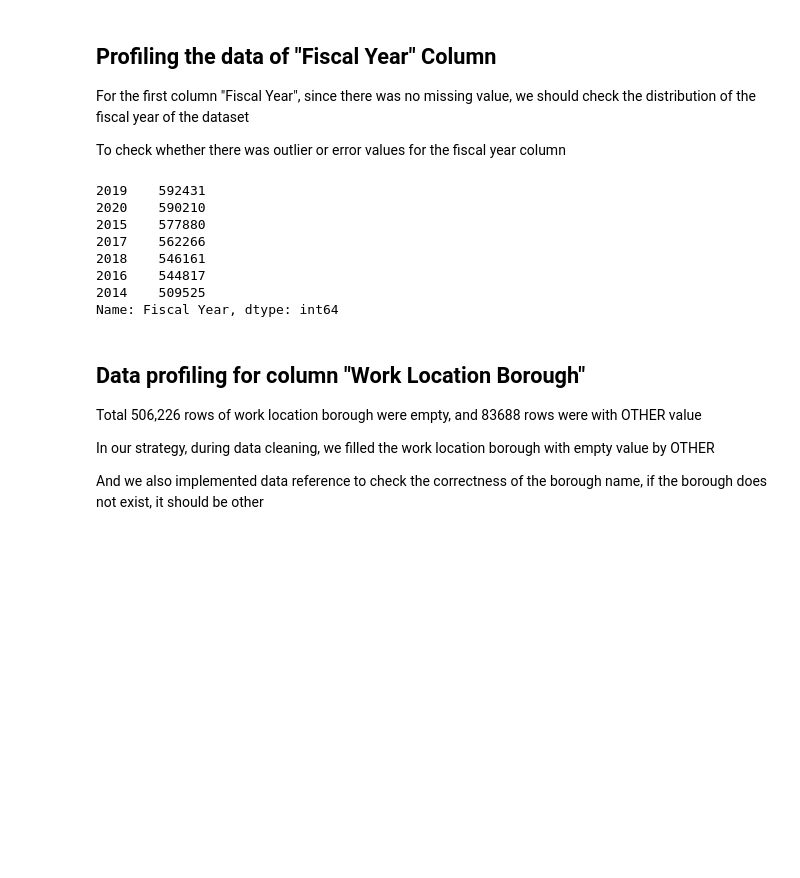
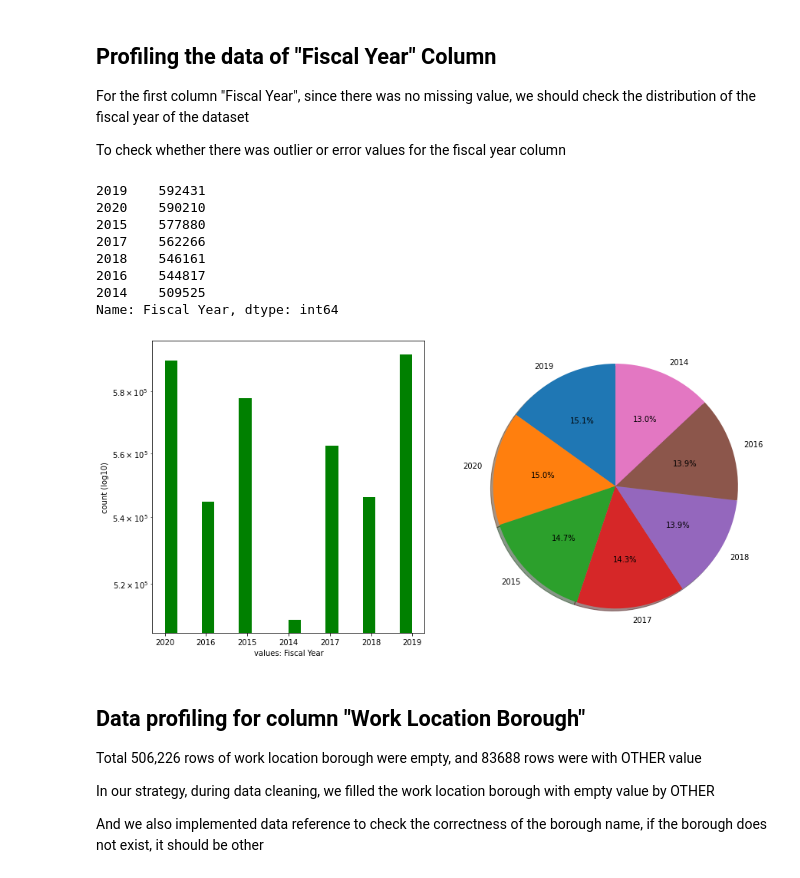
Before and after one commit to NickNameInvalid/Big_Data_Project, a Jupyter notebook: assignment1_minghao_shao.ipynb, the cells around one changed output. Drawn from its saved outputs; the diff is of its cells as text; code cells hidden in the pictures; blank space fills up the shorter version.

Commit message:
pie chart

```diff
--- a/assignment1_minghao_shao.ipynb
+++ b/assignment1_minghao_shao.ipynb
@@ -150,21 +170,26 @@ To check whether there was outlier or error values for the fiscal year column
 # %%
 # fiscal_year = ds.select('Fiscal Year').distinct()
 
 # for rank, val in enumerate(fiscal_year.most_common()):
 #     st, freq = val
 #     print(f'{rank + 1:<3} {st}  {freq:>10,}')
 
 fiscal_year = ds_full['Fiscal Year'].value_counts()
 print(fiscal_year)
+
+fig, ax = plt.subplots(1, 2, figsize=(14,7))
+log_histogram(ax[0], ds_full['Fiscal Year'], 'Fiscal Year', 'green', 20)
+pie_chart(ax[1], fiscal_year.values, fiscal_year.keys().values)
 # %% [output]
 2019    592431
 2020    590210
 2015    577880
 2017    562266
 2018    546161
 2016    544817
 2014    509525
 Name: Fiscal Year, dtype: int64
+[figure, added]
 # %% [markdown]
 ## Data profiling for column "Work Location Borough"
 
```
Also changed, not shown: parts of 2 cells of this notebook.
